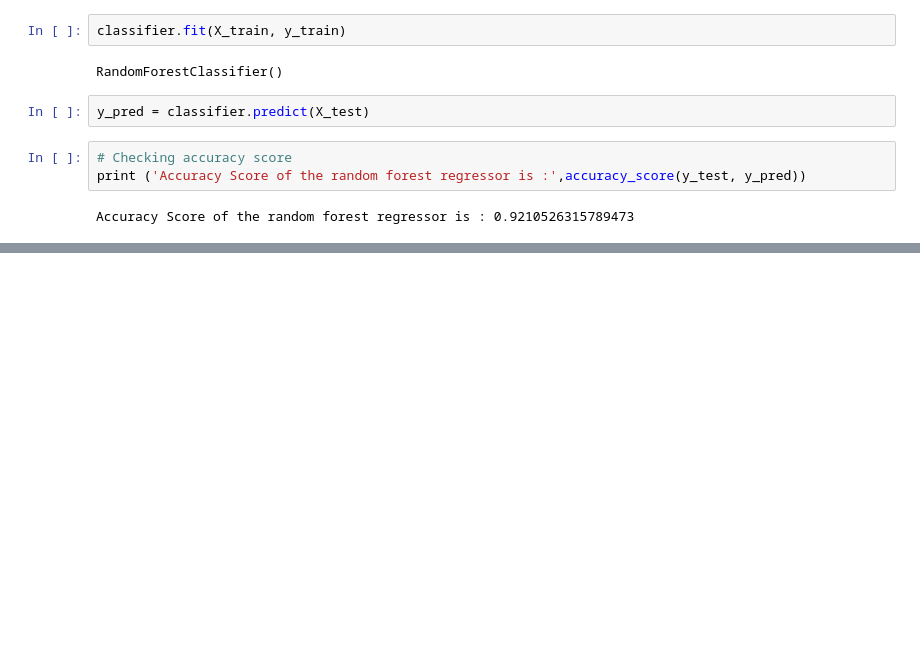
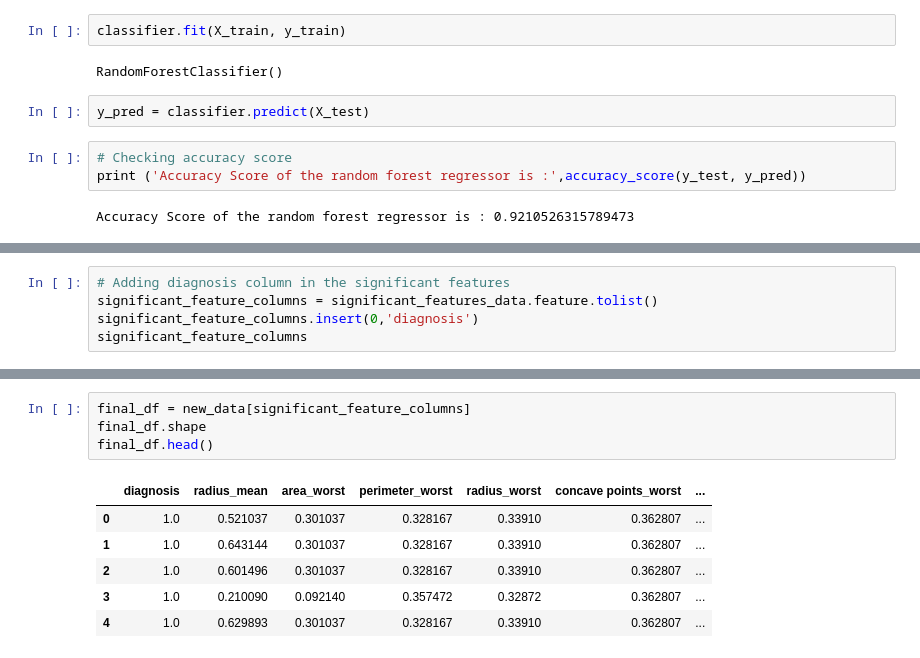
Before and after one commit to Tilda98/Causal_Inference, a Jupyter notebook: notebooks/eda.ipynb, the cells around one changed output, grey strips where cells are left out. Cells and saved outputs as stored; diff of their text form; blank space fills up the shorter version.

```diff
--- a/notebooks/eda.ipynb
+++ b/notebooks/eda.ipynb
@@ -333,0 +363,5 @@ Accuracy Score of the random forest regressor is : 0.9210526315789473
+# %%
+# Adding diagnosis column in the significant features
+significant_feature_columns = significant_features_data.feature.tolist()
+significant_feature_columns.insert(0,'diagnosis')
+significant_feature_columns
@@ -333,0 +380,11 @@ Accuracy Score of the random forest regressor is : 0.9210526315789473
+# %%
+final_df = new_data[significant_feature_columns]
+final_df.shape
+final_df.head()
+# %% [output]
+|  | diagnosis | radius_mean | area_worst | perimeter_worst | radius_worst | concave points_worst | ... |
+| 0 | 1.0 | 0.521037 | 0.301037 | 0.328167 | 0.33910 | 0.362807 | ... |
+| 1 | 1.0 | 0.643144 | 0.301037 | 0.328167 | 0.33910 | 0.362807 | ... |
+| 2 | 1.0 | 0.601496 | 0.301037 | 0.328167 | 0.33910 | 0.362807 | ... |
+| 3 | 1.0 | 0.210090 | 0.092140 | 0.357472 | 0.32872 | 0.362807 | ... |
+| 4 | 1.0 | 0.629893 | 0.301037 | 0.328167 | 0.33910 | 0.362807 | ... |
```
Also changed, not shown: parts of 5 cells of this notebook, 1 other file.
